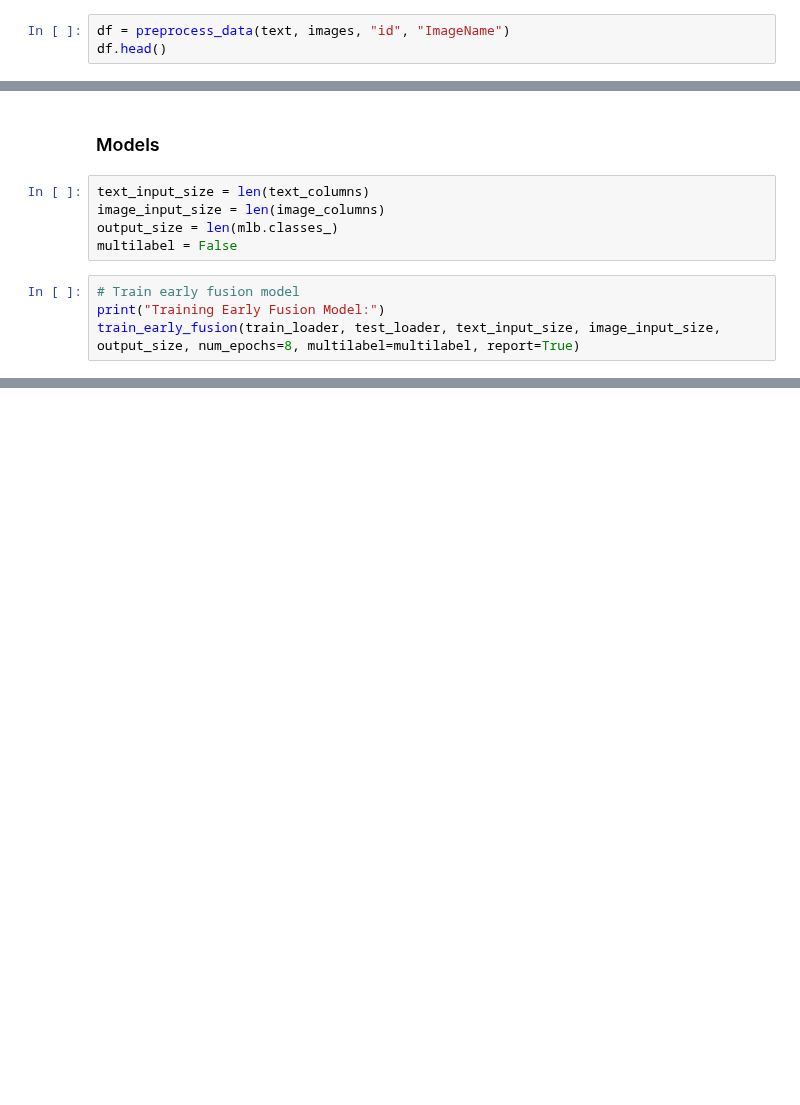
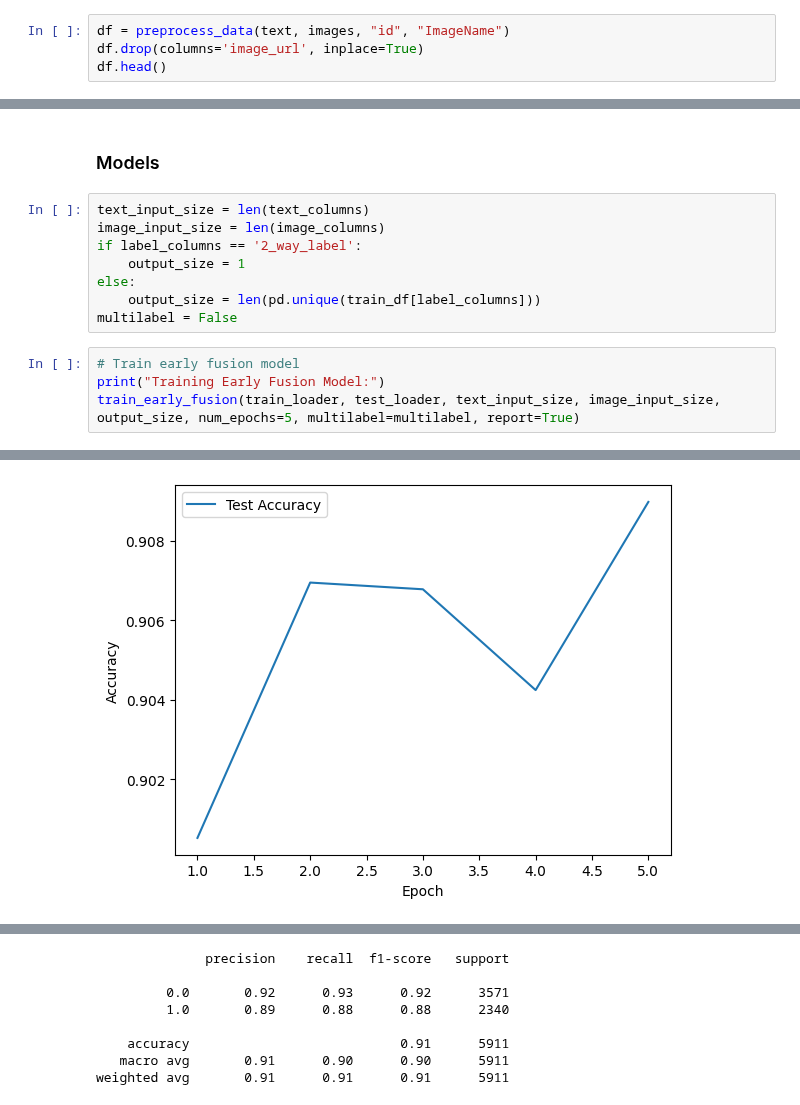
Before and after one commit to dsrestrepo/Foundational-Multimodal-Fusion-Benchmark, a Jupyter notebook: fakeddit_model.ipynb, the cells around one changed output, grey strips where cells are left out. Saved outputs shown, nothing was run; the diff lists cells and outputs as text; blank space fills up the shorter version.

```diff
--- a/fakeddit_model.ipynb
+++ b/fakeddit_model.ipynb
@@ -31,4 +53,5 @@ images.head()
 ### Merge and preprocess the datasets
 # %%
 df = preprocess_data(text, images, "id", "ImageName")
+df.drop(columns='image_url', inplace=True)
 df.head()
@@ -60,9 +94,13 @@ test_loader = DataLoader(test_dataset, batch_size=32, shuffle=False)
 # %%
 text_input_size = len(text_columns)
 image_input_size = len(image_columns)
-output_size = len(mlb.classes_)
+if label_columns == '2_way_label':
+    output_size = 1
+else:
+    output_size = len(pd.unique(train_df[label_columns]))
 multilabel = False
 # %%
 # Train early fusion model
 print("Training Early Fusion Model:")
-train_early_fusion(train_loader, test_loader, text_input_size, image_input_size, output_size, num_epochs=8, multilabel=multilabel, report=True)
+train_early_fusion(train_loader, test_loader, text_input_size, image_input_size, output_size, num_epochs=5, multilabel=multilabel, report=True)
+# %% [output]
@@ -68,0 +113 @@ train_early_fusion(train_loader, test_loader, text_input_size, image_input_size,
+[figure, added]
@@ -69,3 +116,11 @@ train_early_fusion(train_loader, test_loader, text_input_size, image_input_size,
+              precision    recall  f1-score   support
+
+         0.0       0.92      0.93      0.92      3571
+         1.0       0.89      0.88      0.88      2340
+
+    accuracy                           0.91      5911
+   macro avg       0.91      0.90      0.90      5911
+weighted avg       0.91      0.91      0.91      5911
 # %%
 # Train late fusion model
 print("Training Late Fusion Model:")
```
Also changed, not shown: parts of 6 cells of this notebook, 5 other files.
